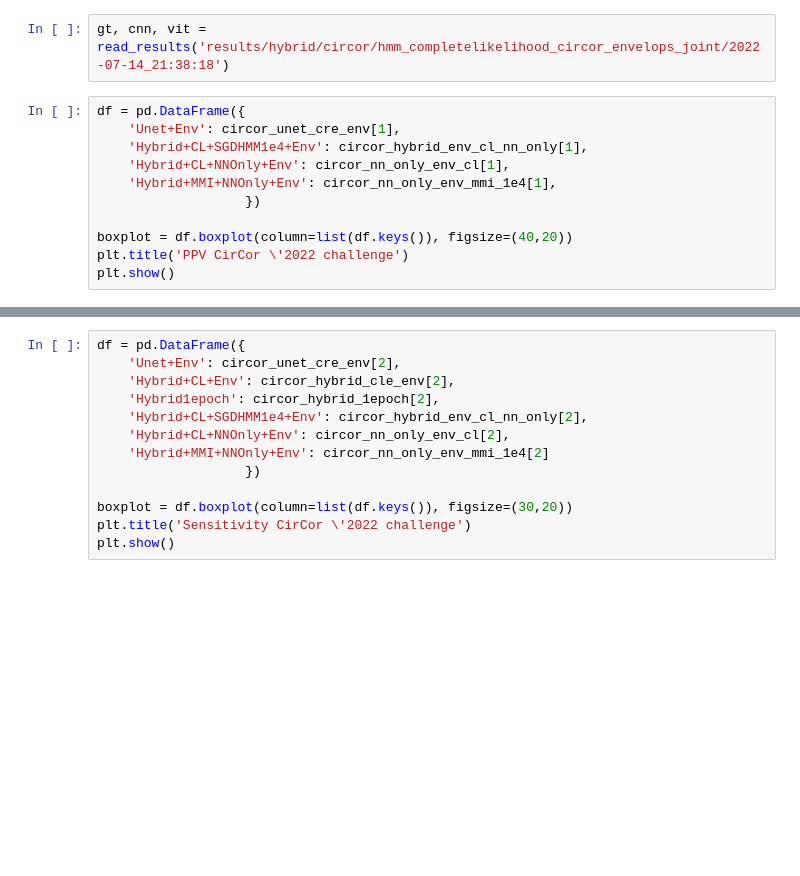
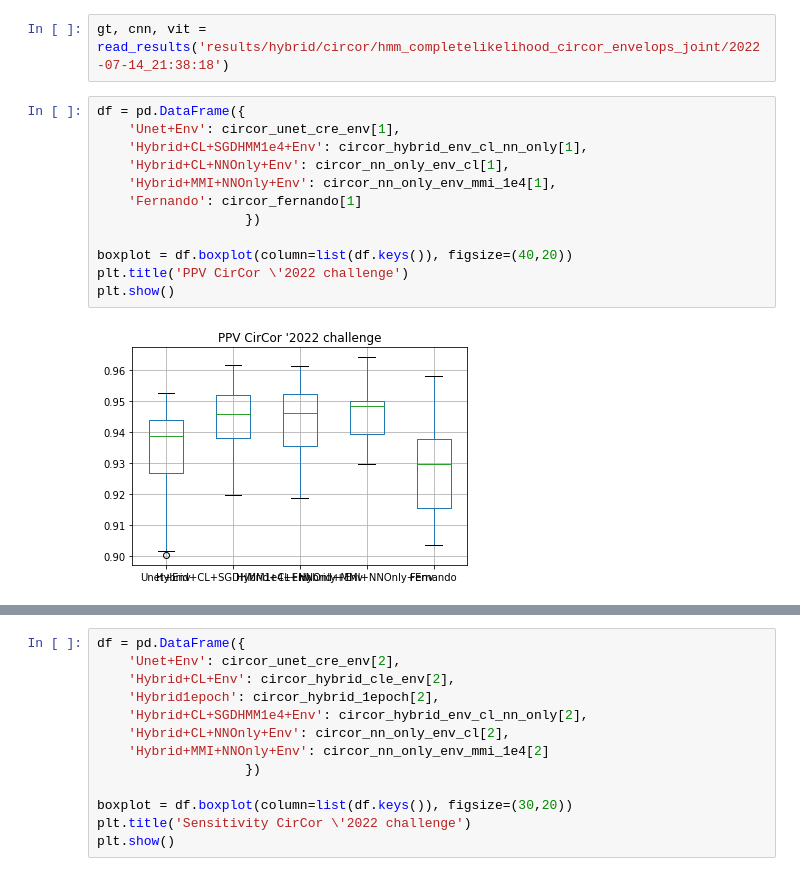
Before and after one commit to miguelmartins/hybrid-hmm, a Jupyter notebook: notebooks/physionet16_eval.ipynb, the cells around one changed output, grey strips where cells are left out. Saved outputs shown, nothing was run; the diff lists cells and outputs as text; blank space fills up the shorter version.

```diff
--- a/notebooks/physionet16_eval.ipynb
+++ b/notebooks/physionet16_eval.ipynb
@@ -111,14 +111,17 @@ gt, cnn, vit = read_results('results/hybrid/circor/hmm_completelikelihood_circor
 # %%
 df = pd.DataFrame({
     'Unet+Env': circor_unet_cre_env[1],
     'Hybrid+CL+SGDHMM1e4+Env': circor_hybrid_env_cl_nn_only[1],
     'Hybrid+CL+NNOnly+Env': circor_nn_only_env_cl[1],
     'Hybrid+MMI+NNOnly+Env': circor_nn_only_env_mmi_1e4[1],
+    'Fernando': circor_fernando[1]
                    })
 
 boxplot = df.boxplot(column=list(df.keys()), figsize=(40,20))
 plt.title('PPV CirCor \'2022 challenge')
 plt.show()
+# %% [output]
+[figure, added]
 # %%
 df = pd.DataFrame({
     'Unet+Env': circor_unet_cre_env[2],
```
Also changed, not shown: parts of 7 cells of this notebook.
